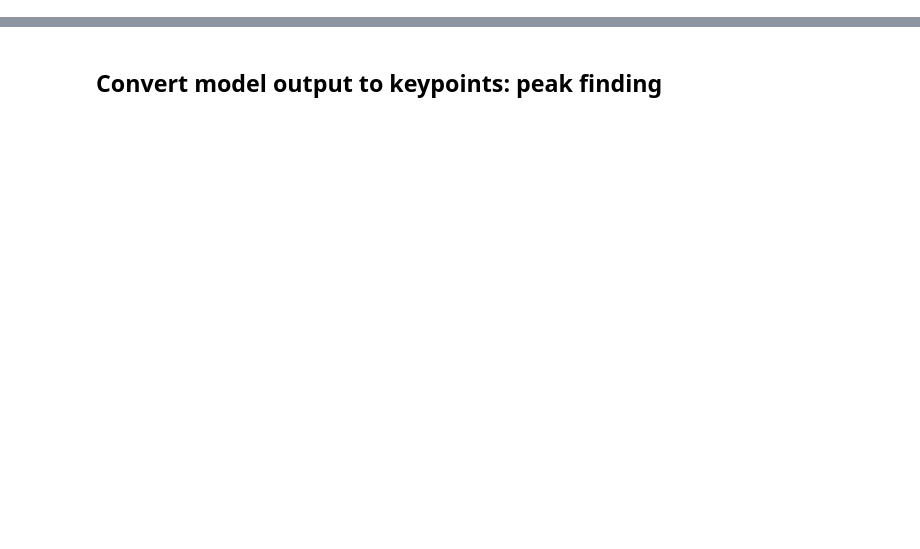
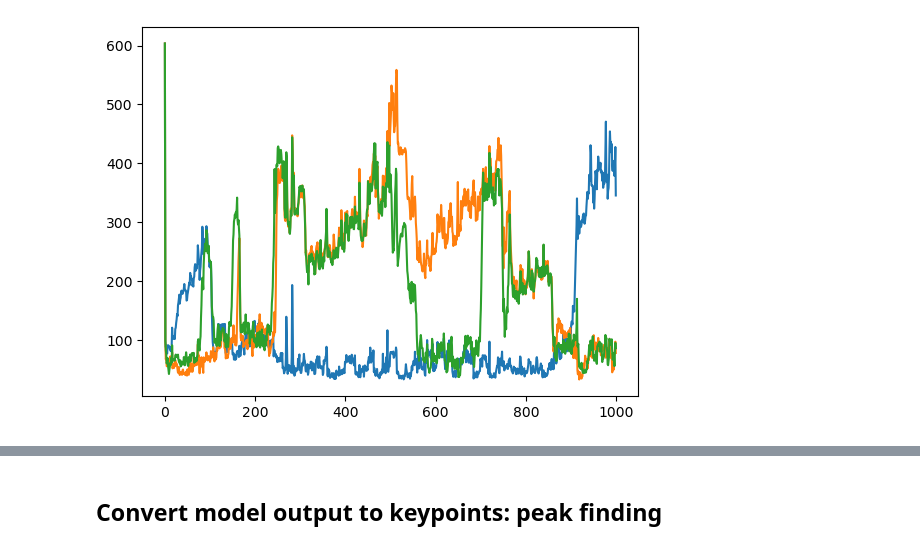
Before and after one commit to dysprague/campy, a Jupyter notebook: campy/test_model_pipeline.ipynb, the cells around one changed output, grey strips where cells are left out. Drawn from its saved outputs; the diff is of its cells as text; code cells hidden in the pictures; blank space fills up the shorter version.

Commit message:
workign async model and time benchmarking

```diff
--- a/campy/test_model_pipeline.ipynb
+++ b/campy/test_model_pipeline.ipynb
@@ -17,0 +17,11 @@ from time import perf_counter()
+# %%
+times = np.load('../test/frametimes_processed.npy')
+cam_times_0 = np.load('../test/camera_0_frametimes.npy')
+cam_times_1 = np.load('../test/camera_1_frametimes.npy')
+cam_times_2 = np.load('../test/camera_2_frametimes.npy')
+
+
+pre_predict_timestamp = times[1,:]
+
+print(times.shape)
+print(times[1,:])
@@ -17,0 +50,15 @@ from time import perf_counter()
+# %%
+for i in range(3):
+    cam_times = np.load(f'../test/camera_{i}_frametimes.npy')
+
+    timestamp = cam_times[1,:]
+    readTime = cam_times[2,:]
+    preprocess = cam_times[3,:]
+    loadonqueue = cam_times[4,:]
+
+    model_postprocess_stamp = times[1,:]+times[2,:]
+
+    print(f'Camera {i} full run : {np.mean(model_postprocess_stamp-timestamp)*1000} msec')
+    print(f'Camera {i} readTtime : {np.mean(readTime)*1000} msec')
+    print(f'Camera {i} preprocess time: {np.mean(preprocess)*1000} msec')
+    print(f'Camera {i} queue load time: {np.mean(loadonqueue)*1000} msec')
@@ -18,3 +78,21 @@ from time import perf_counter()
+# %%
+fig = plt.figure()
+
+for i in range(3):
+    cam_times = np.load(f'../test/camera_{i}_frametimes.npy')
+
+    timestamp = cam_times[1,:]
+    readTime = cam_times[2,:]
+    preprocess = cam_times[3,:]
+    loadonqueue = cam_times[4,:]
+
+    model_postprocess_stamp = times[1,:]+times[2,:]
+
+    plt.plot((model_postprocess_stamp-timestamp)*1000)
+
+plt.show()
+# %% [output]
+[figure, added]
 # %%
 def read_frames(video_path, fidxs=None, grayscale=True):
     """Read frames from a video file.
```
Also changed, not shown: parts of 22 cells of this notebook, 4 other files.
